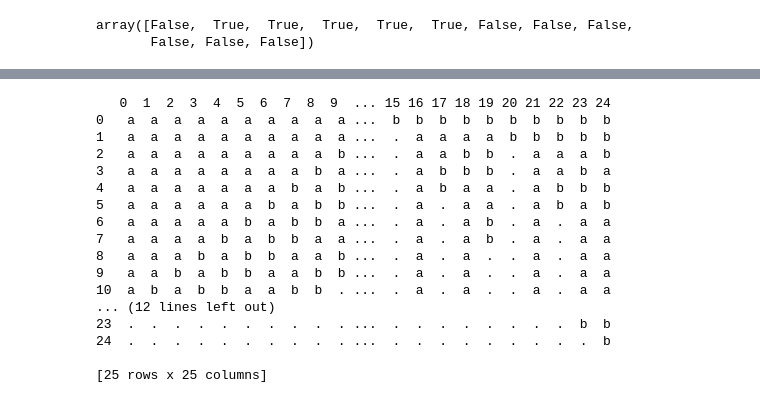
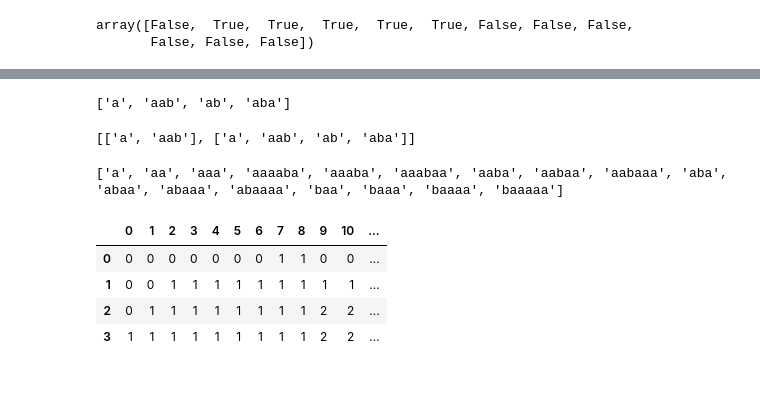
Before and after one commit to szfazekas/Combinatorics-on-Words, a Jupyter notebook: clusters.ipynb, the cells around one changed output, grey strips where cells are left out. Saved outputs shown, nothing was run; the diff lists cells and outputs as text; code cells hidden in the pictures.

```diff
--- a/clusters.ipynb
+++ b/clusters.ipynb
@@ -110,21 +112,15 @@ b    a    b    b    a    a    b    b    .    .    .    .    .    a    .    .
-# %%
-df = pd.DataFrame(sa[0])
-print(df)
-# %% [output]
-   0  1  2  3  4  5  6  7  8  9  ... 15 16 17 18 19 20 21 22 23 24
-0   a  a  a  a  a  a  a  a  a  a ...  b  b  b  b  b  b  b  b  b  b
-1   a  a  a  a  a  a  a  a  a  a ...  .  a  a  a  a  b  b  b  b  b
-2   a  a  a  a  a  a  a  a  a  b ...  .  a  a  b  b  .  a  a  a  b
-3   a  a  a  a  a  a  a  a  b  a ...  .  a  b  b  b  .  a  a  b  a
-4   a  a  a  a  a  a  a  b  a  b ...  .  a  b  a  a  .  a  b  b  b
-5   a  a  a  a  a  a  b  a  b  b ...  .  a  .  a  a  .  a  b  a  b
-6   a  a  a  a  a  b  a  b  b  a ...  .  a  .  a  b  .  a  .  a  a
-7   a  a  a  a  b  a  b  b  a  a ...  .  a  .  a  b  .  a  .  a  a
-8   a  a  a  b  a  b  b  a  a  b ...  .  a  .  a  .  .  a  .  a  a
-9   a  a  b  a  b  b  a  a  b  b ...  .  a  .  a  .  .  a  .  a  a
-10  a  b  a  b  b  a  a  b  b  . ...  .  a  .  a  .  .  a  .  a  a
-... (12 lines left out)
-23  .  .  .  .  .  .  .  .  .  . ...  .  .  .  .  .  .  .  .  b  b
-24  .  .  .  .  .  .  .  .  .  . ...  .  .  .  .  .  .  .  .  .  b
-
-[25 rows x 25 columns]
+# %%
+def findSquares(w):
+    squares = []
+    for i in range(len(w)):
+        for j in range(1,int((len(w)-i)/2)+1):
+            if w[i:i+j]==w[i+j:i+2*j]:
+                #print(w[i:i+j])
+                if w[i:i+j] not in squares:
+                    squares.append(w[i:i+j])
+    squares.sort()
+    return squares
+# %%
+findSquares("aabaabab")
+# %% [output]
+['a', 'aab', 'ab', 'aba']
@@ -130,0 +138,33 @@ print(df)
+# %%
+getChains(findSquares("aabaabab"))
+# %% [output]
+[['a', 'aab'], ['a', 'aab', 'ab', 'aba']]
+# %%
+word = 'abaabaaabaaaabaaaaabaaaaaa'
+sa = SA(word, sa=True)
+#print(sa)
+index = 0
+squares = findSquares(word)
+print(squares)
+chains = getChains(squares)
+height = 0
+for i in chains:
+    if len(i) > height:
+        height = len(i)
+table = np.zeros((height,len(sa[0][0])))
+
+for chain in chains:
+    index = 0
+    for j in range(len(chain)):
+        clust = cluster(sa[0], chain[j])
+        table[index] = table[index] + clust * 1
+        index += 1
+df = pd.DataFrame(np.flipud(table))
+df.style
+# %% [output]
+['a', 'aa', 'aaa', 'aaaaba', 'aaaba', 'aaabaa', 'aaba', 'aabaa', 'aabaaa', 'aba', 'abaa', 'abaaa', 'abaaaa', 'baa', 'baaa', 'baaaa', 'baaaaa']
+|  | 0 | 1 | 2 | 3 | 4 | 5 | 6 | 7 | 8 | 9 | 10 | ... |
+| 0 | 0 | 0 | 0 | 0 | 0 | 0 | 0 | 1 | 1 | 0 | 0 | ... |
+| 1 | 0 | 0 | 1 | 1 | 1 | 1 | 1 | 1 | 1 | 1 | 1 | ... |
+| 2 | 0 | 1 | 1 | 1 | 1 | 1 | 1 | 1 | 1 | 2 | 2 | ... |
+| 3 | 1 | 1 | 1 | 1 | 1 | 1 | 1 | 1 | 1 | 2 | 2 | ... |
```
Also changed, not shown: parts of 10 cells of this notebook.
